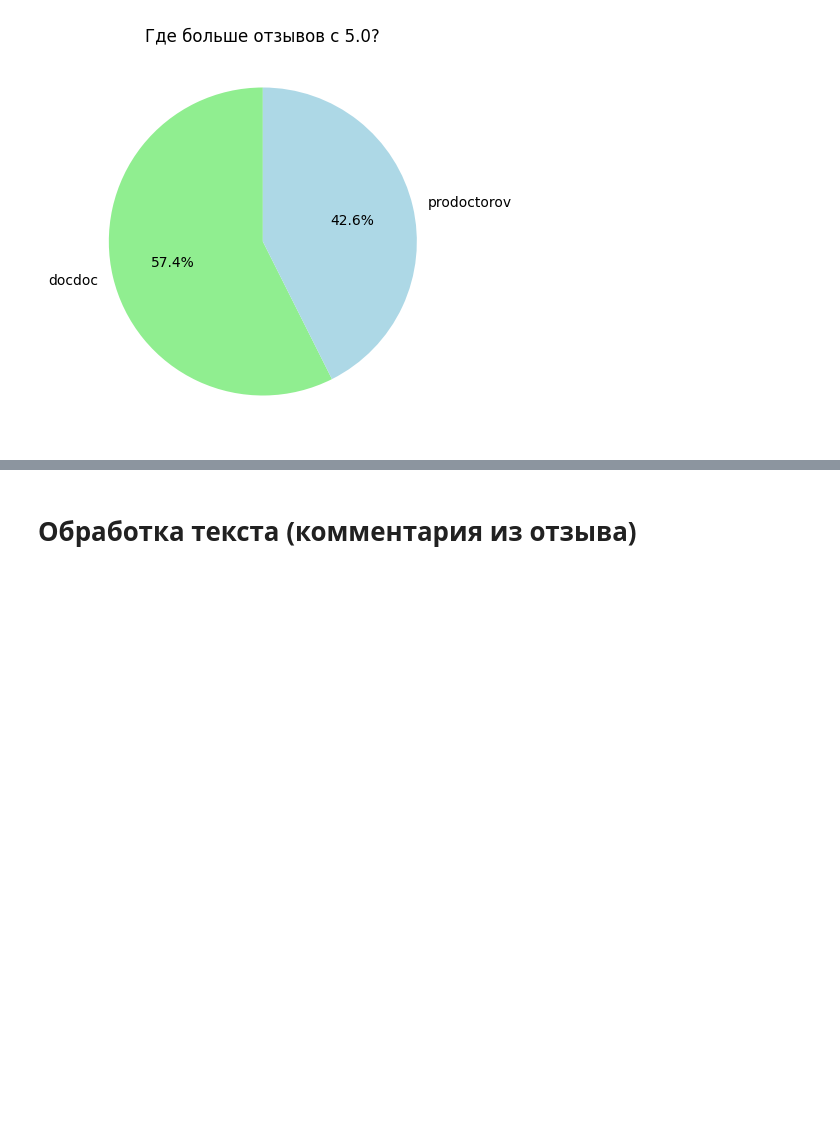
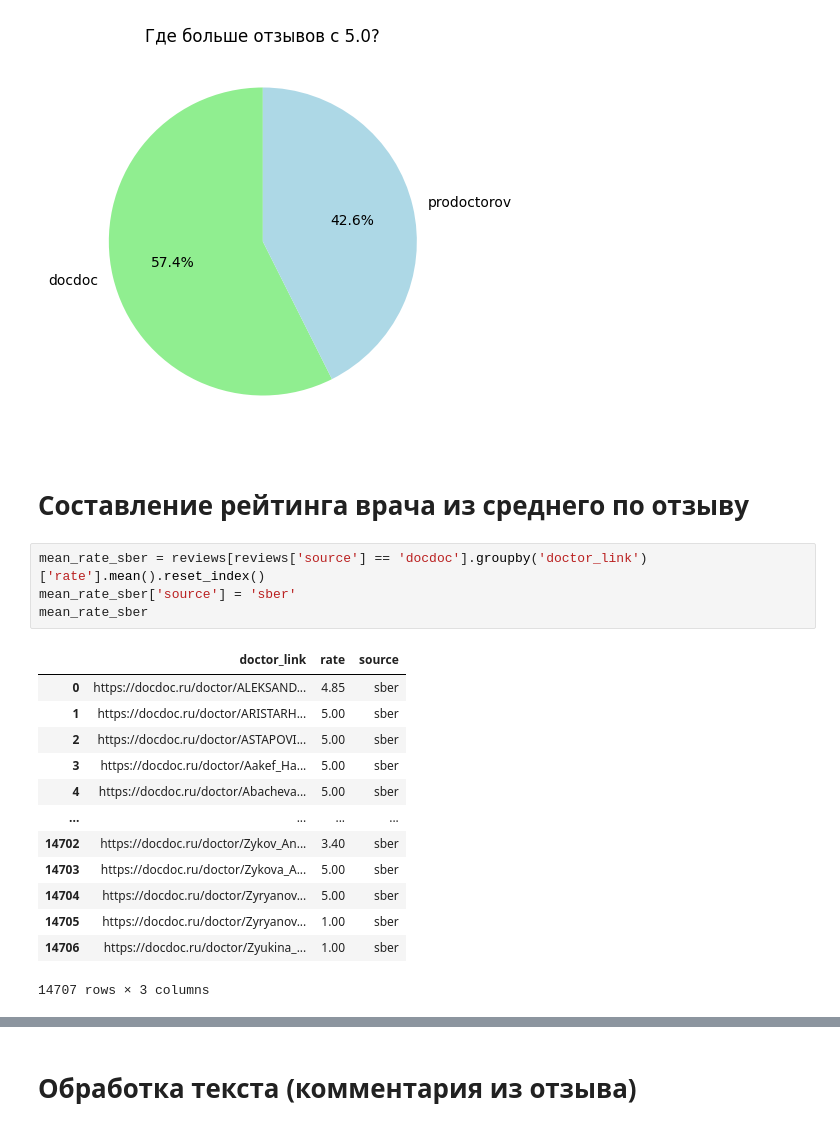
Before and after one commit to yyaroslavskiy/SkibidiDocDoc, a Jupyter notebook: eda/EDA_reviews.ipynb, the cells around one changed output, grey strips where cells are left out. Cells and saved outputs as stored; diff of their text form; blank space fills up the shorter version.

```diff
--- a/eda/EDA_reviews.ipynb
+++ b/eda/EDA_reviews.ipynb
@@ -357,3 +357,23 @@ plt.title('Где больше отзывов с 5.0?')
 plt.show()
 # %% [output]
 [figure]
+# %% [markdown]
+# Составление рейтинга врача из среднего по отзыву
+# %%
+mean_rate_sber = reviews[reviews['source'] == 'docdoc'].groupby('doctor_link')['rate'].mean().reset_index()
+mean_rate_sber['source'] = 'sber'
+mean_rate_sber
+# %% [output]
+|  | doctor_link | rate | source |
+| 0 | https://docdoc.ru/doctor/ALEKSAND... | 4.85 | sber |
+| 1 | https://docdoc.ru/doctor/ARISTARH... | 5.00 | sber |
+| 2 | https://docdoc.ru/doctor/ASTAPOVI... | 5.00 | sber |
+| 3 | https://docdoc.ru/doctor/Aakef_Ha... | 5.00 | sber |
+| 4 | https://docdoc.ru/doctor/Abacheva... | 5.00 | sber |
+| ... | ... | ... | ... |
+| 14702 | https://docdoc.ru/doctor/Zykov_An... | 3.40 | sber |
+| 14703 | https://docdoc.ru/doctor/Zykova_A... | 5.00 | sber |
+| 14704 | https://docdoc.ru/doctor/Zyryanov... | 5.00 | sber |
+| 14705 | https://docdoc.ru/doctor/Zyryanov... | 1.00 | sber |
+| 14706 | https://docdoc.ru/doctor/Zyukina_... | 1.00 | sber |
+14707 rows × 3 columns
```
Also changed, not shown: parts of 3 cells of this notebook.
